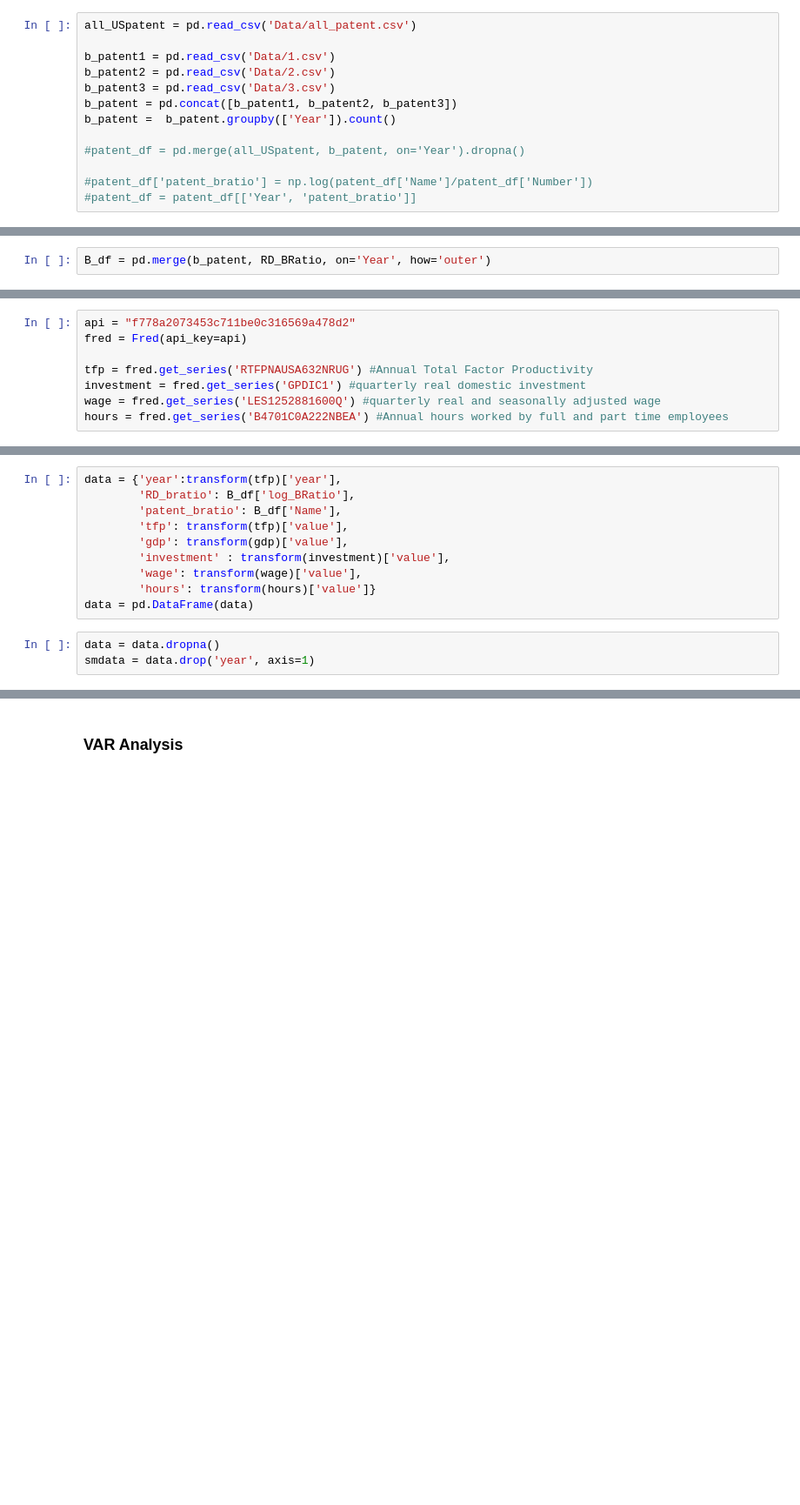
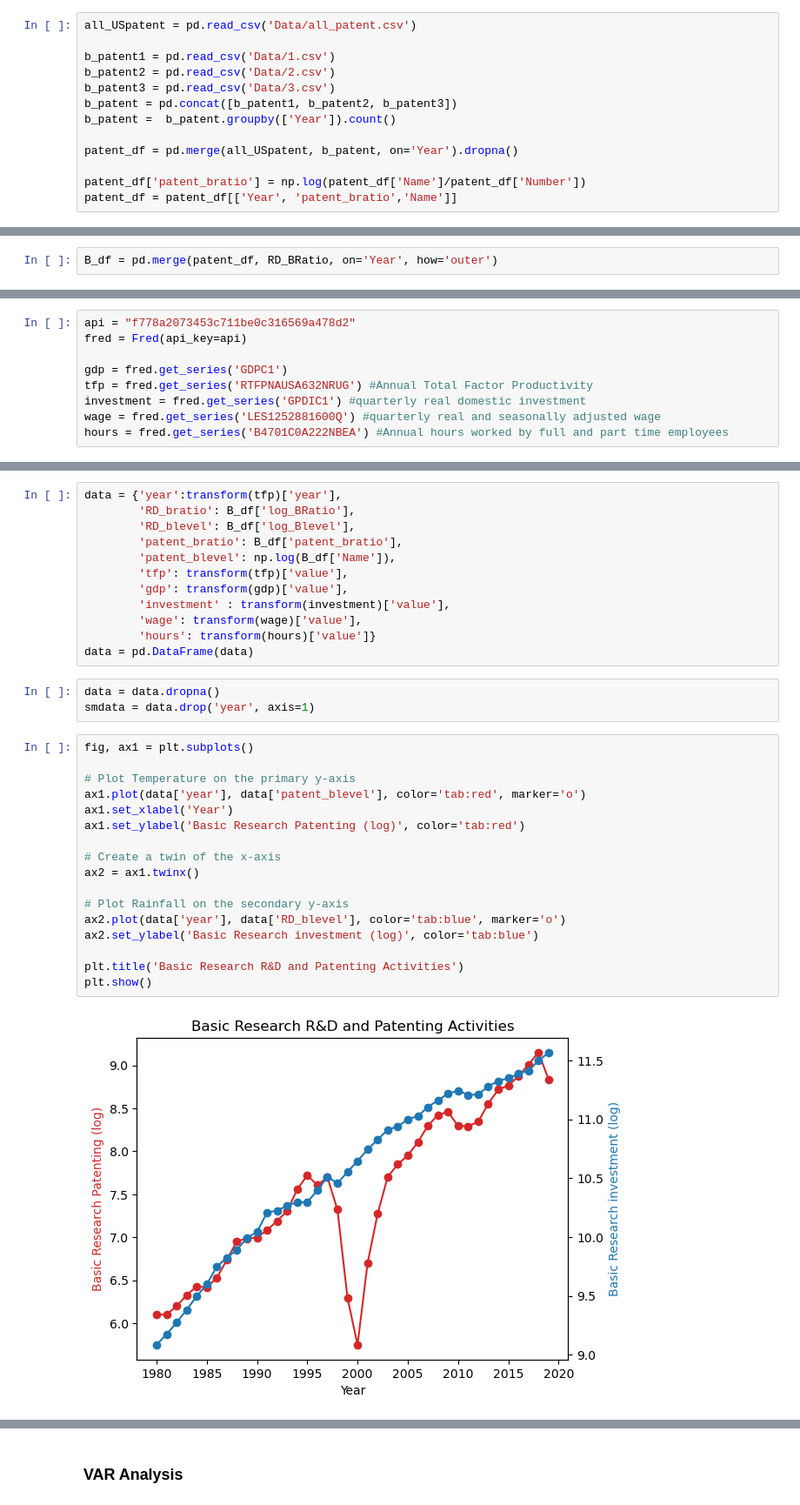
Before and after one commit to yueyun-zhang/InnovationEconomics-Exploration, a Jupyter notebook: Basic Research/Basic Research - VAR.ipynb, the cells around one changed output, grey strips where cells are left out. Shown at 87% size. Drawn from its saved outputs; the diff is of its cells as text; blank space fills up the shorter version.

```diff
--- a/Basic Research/Basic Research - VAR.ipynb
+++ b/Basic Research/Basic Research - VAR.ipynb
@@ -45,11 +39,11 @@ b_patent3 = pd.read_csv('Data/3.csv')
 b_patent = pd.concat([b_patent1, b_patent2, b_patent3])
 b_patent =  b_patent.groupby(['Year']).count()
 
-#patent_df = pd.merge(all_USpatent, b_patent, on='Year').dropna()
+patent_df = pd.merge(all_USpatent, b_patent, on='Year').dropna()
 
-#patent_df['patent_bratio'] = np.log(patent_df['Name']/patent_df['Number'])
-#patent_df = patent_df[['Year', 'patent_bratio']]
+patent_df['patent_bratio'] = np.log(patent_df['Name']/patent_df['Number'])
+patent_df = patent_df[['Year', 'patent_bratio','Name']]
 # %% [markdown]
 ### 1.3 BRatio Description
 # %%
-B_df = pd.merge(b_patent, RD_BRatio, on='Year', how='outer')
+B_df = pd.merge(patent_df, RD_BRatio, on='Year', how='outer')
@@ -92,6 +51,7 @@ plt.show()
 api = "f778a2073453c711be0c316569a478d2"
 fred = Fred(api_key=api)
 
+gdp = fred.get_series('GDPC1')
 tfp = fred.get_series('RTFPNAUSA632NRUG') #Annual Total Factor Productivity
 investment = fred.get_series('GPDIC1') #quarterly real domestic investment
 wage = fred.get_series('LES1252881600Q') #quarterly real and seasonally adjusted wage
@@ -111,7 +71,9 @@ def transform(data):
 # %%
 data = {'year':transform(tfp)['year'],
         'RD_bratio': B_df['log_BRatio'],
-        'patent_bratio': B_df['Name'],
+        'RD_blevel': B_df['log_Blevel'],
+        'patent_bratio': B_df['patent_bratio'],
+        'patent_blevel': np.log(B_df['Name']),
         'tfp': transform(tfp)['value'],
         'gdp': transform(gdp)['value'],
         'investment' : transform(investment)['value'],
@@ -121,3 +83,22 @@ data = pd.DataFrame(data)
 # %%
 data = data.dropna()
 smdata = data.drop('year', axis=1)
+# %%
+fig, ax1 = plt.subplots()
+
+# Plot Temperature on the primary y-axis
+ax1.plot(data['year'], data['patent_blevel'], color='tab:red', marker='o')
+ax1.set_xlabel('Year')
+ax1.set_ylabel('Basic Research Patenting (log)', color='tab:red')
+
+# Create a twin of the x-axis
+ax2 = ax1.twinx()
+
+# Plot Rainfall on the secondary y-axis
+ax2.plot(data['year'], data['RD_blevel'], color='tab:blue', marker='o')
+ax2.set_ylabel('Basic Research investment (log)', color='tab:blue')
+
+plt.title('Basic Research R&D and Patenting Activities')
+plt.show()
+# %% [output]
+[figure, new version]
```
Also changed, not shown: parts of 42 cells of this notebook, 1 other file.
